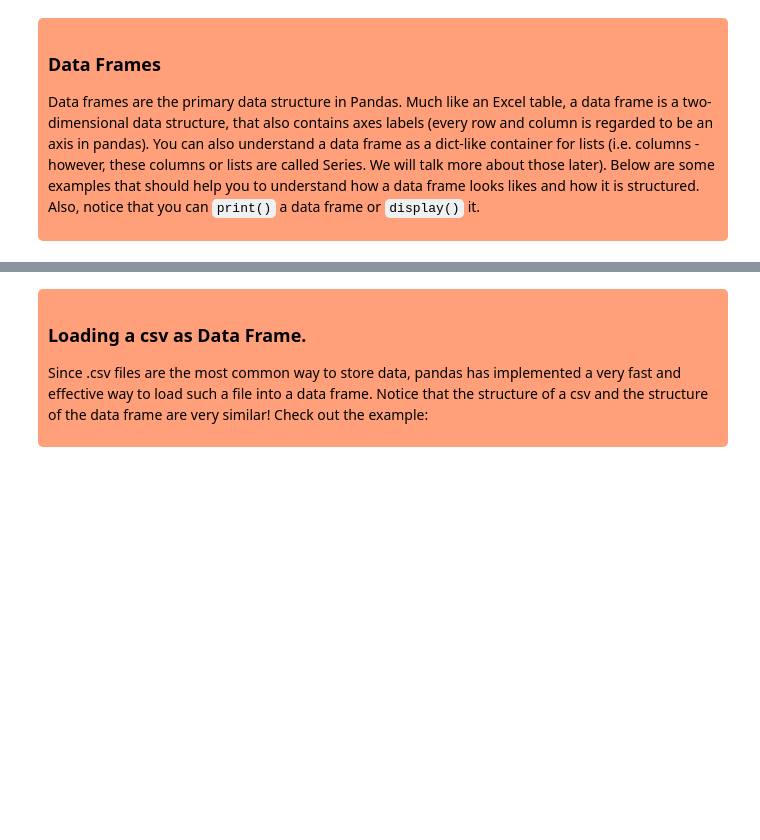
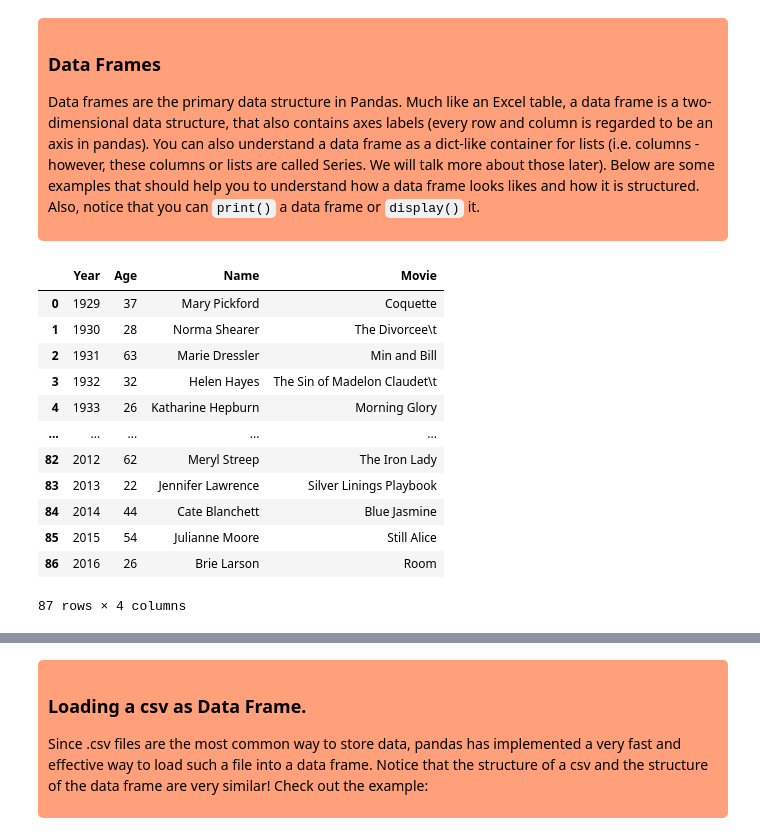
Before and after one commit to thaiv28/CS-14115_SS22, a Jupyter notebook: session_05/session_05_notebook_student.ipynb, the cells around one changed output, grey strips where cells are left out. Drawn from its saved outputs; the diff is of its cells as text; code cells hidden in the pictures; blank space fills up the shorter version.

```diff
--- a/session_05/session_05_notebook_student.ipynb
+++ b/session_05/session_05_notebook_student.ipynb
@@ -25,3 +25,21 @@ import matplotlib.pyplot as plt
 ### Data Frames
 
 Data frames are the primary data structure in Pandas. Much like an Excel table, a data frame is a two-dimensional data structure, that also contains axes labels (every row and column is regarded to be an axis in pandas). You can also understand a data frame as a dict-like container for lists (i.e. columns - however, these columns or lists are called Series. We will talk more about those later). Below are some examples that should help you to understand how a data frame looks likes and how it is structured. Also, notice that you can `print()` a data frame or `display()` it.
+# %%
+oscar = pd.read_csv("data/example_oscar_age_female.csv")
+
+display(oscar)
+# %% [output]
+|  | Year | Age | Name | Movie |
+| 0 | 1929 | 37 | Mary Pickford | Coquette |
+| 1 | 1930 | 28 | Norma Shearer | The Divorcee\t |
+| 2 | 1931 | 63 | Marie Dressler | Min and Bill |
+| 3 | 1932 | 32 | Helen Hayes | The Sin of Madelon Claudet\t |
+| 4 | 1933 | 26 | Katharine Hepburn | Morning Glory |
+| ... | ... | ... | ... | ... |
+| 82 | 2012 | 62 | Meryl Streep | The Iron Lady |
+| 83 | 2013 | 22 | Jennifer Lawrence | Silver Linings Playbook |
+| 84 | 2014 | 44 | Cate Blanchett | Blue Jasmine |
+| 85 | 2015 | 54 | Julianne Moore | Still Alice |
+| 86 | 2016 | 26 | Brie Larson | Room |
+87 rows × 4 columns
```
Also changed, not shown: parts of 10 cells of this notebook.
